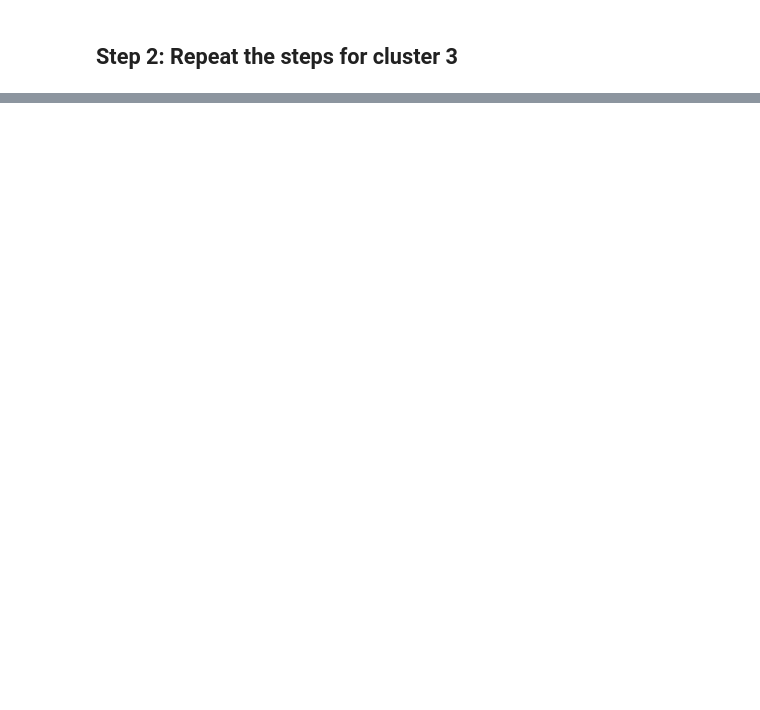
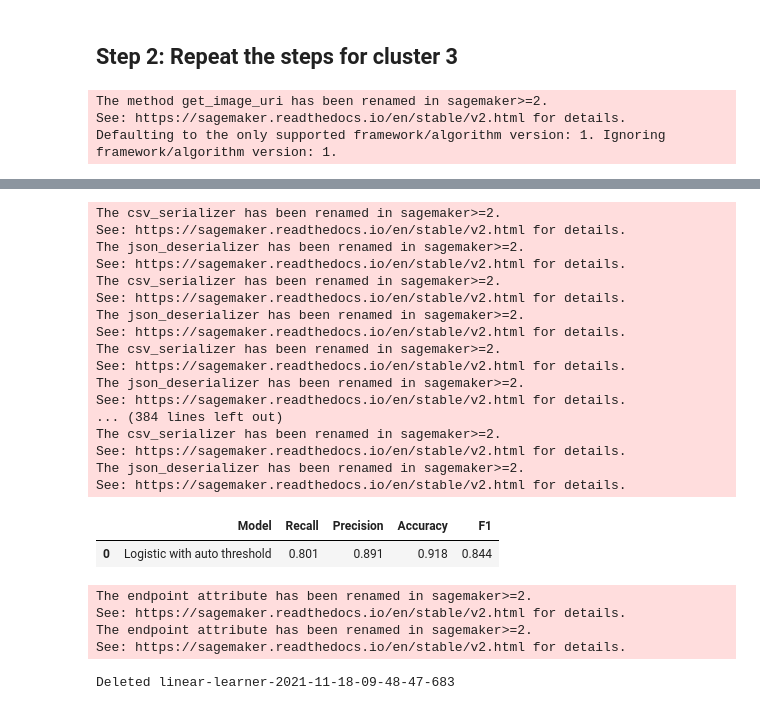
Before and after one commit to alejandro-robles7/fbai-mlops-assignments, a Jupyter notebook: week_2/mlops-ecommerce-analysis-v1.ipynb, the cells around one changed output, grey strips where cells are left out. Saved outputs shown, nothing was run; the diff lists cells and outputs as text; code cells hidden in the pictures; blank space fills up the shorter version.

```diff
--- a/week_2/mlops-ecommerce-analysis-v1.ipynb
+++ b/week_2/mlops-ecommerce-analysis-v1.ipynb
@@ -607,2 +604,47 @@ predictors = #Enter More code here
 # %% [markdown]
 ## Step 2: Repeat the steps for cluster 3
+# %%
+locs_3=np.where(y_train_CID==hpr)
+X_train_3=X_train_1[locs_3[0],:]
+y_train_3=np.take(y_train,locs_3[0])
+locs_3_t=np.where(y_test_CID==hpr)
+X_test_3=X_test_1[locs_3_t[0],:]
+y_test_3=np.take(y_test,locs_3_t[0])
+
+s3_train_key = "{}/train/cluster3/recordio-pb-data".format(prefix)
+s3_train_path = os.path.join("s3://", bucket_new, s3_train_key)
+vectors = np.array([t.tolist() for t in X_train_3]).astype("float32")
+labels = np.array(y_train_3).astype("float32")
+buf = io.BytesIO()
+smac.write_numpy_to_dense_tensor(buf, vectors, labels)
+buf.seek(0)
+boto3.resource("s3").Bucket(bucket_new).Object(s3_train_key).upload_fileobj(buf)
+
+autothresh_hyperparams_3 = {
+    "feature_dim": 11,
+    "predictor_type": "binary_classifier",
+    "binary_classifier_model_selection_criteria": "precision_at_target_recall",
+    "target_recall": 0.8,
+    "epochs": 10,
+}
+autothresh_output_path = "s3://{}/{}/autothresh/output".format(bucket_new, prefix)
+autothresh_predictor = predictor_from_hyperparams(
+    s3_train_path, autothresh_hyperparams_3, autothresh_output_path
+)
+
+predictors = {
+    "Logistic with auto threshold": autothresh_predictor,
+
+}
+metrics = {
+    key: evaluate(predictor, X_test_3, y_test_3, key, False)
+    for key, predictor in predictors.items()
+}
+pd.set_option("display.float_format", lambda x: "%.3f" % x)
+display(
+    pd.DataFrame(list(metrics.values())).loc[:, ["Model", "Recall", "Precision", "Accuracy", "F1"]]
+)
+# %% [output]
+The method get_image_uri has been renamed in sagemaker>=2.
+See: https://sagemaker.readthedocs.io/en/stable/v2.html for details.
+Defaulting to the only supported framework/algorithm version: 1. Ignoring framework/algorithm version: 1.
@@ -609,10 +668,34 @@ predictors = #Enter More code here
+The csv_serializer has been renamed in sagemaker>=2.
+See: https://sagemaker.readthedocs.io/en/stable/v2.html for details.
+The json_deserializer has been renamed in sagemaker>=2.
+See: https://sagemaker.readthedocs.io/en/stable/v2.html for details.
+The csv_serializer has been renamed in sagemaker>=2.
+See: https://sagemaker.readthedocs.io/en/stable/v2.html for details.
+The json_deserializer has been renamed in sagemaker>=2.
+See: https://sagemaker.readthedocs.io/en/stable/v2.html for details.
+The csv_serializer has been renamed in sagemaker>=2.
+See: https://sagemaker.readthedocs.io/en/stable/v2.html for details.
+The json_deserializer has been renamed in sagemaker>=2.
+See: https://sagemaker.readthedocs.io/en/stable/v2.html for details.
+... (384 lines left out)
+The csv_serializer has been renamed in sagemaker>=2.
+See: https://sagemaker.readthedocs.io/en/stable/v2.html for details.
+The json_deserializer has been renamed in sagemaker>=2.
+See: https://sagemaker.readthedocs.io/en/stable/v2.html for details.
+|  | Model | Recall | Precision | Accuracy | F1 |
+| 0 | Logistic with auto threshold | 0.801 | 0.891 | 0.918 | 0.844 |
 # %%
 #Finally, clean up all the predictors
 for predictor in [
     autothresh_predictor,
-    svm_balanced_predictor,
 ]:
     delete_endpoint(predictor)
+# %% [output]
+The endpoint attribute has been renamed in sagemaker>=2.
+See: https://sagemaker.readthedocs.io/en/stable/v2.html for details.
+The endpoint attribute has been renamed in sagemaker>=2.
+See: https://sagemaker.readthedocs.io/en/stable/v2.html for details.
+Deleted linear-learner-2021-11-18-09-48-47-683
 # %% [markdown]
 # Summary and Discussion
 ## 1. Now we see that separately targeting behavioral clusters can aid targeted campaign design. What other features do you think should be monitored  to identify differences between clusters?
```
Also changed, not shown: parts of 35 cells of this notebook.
